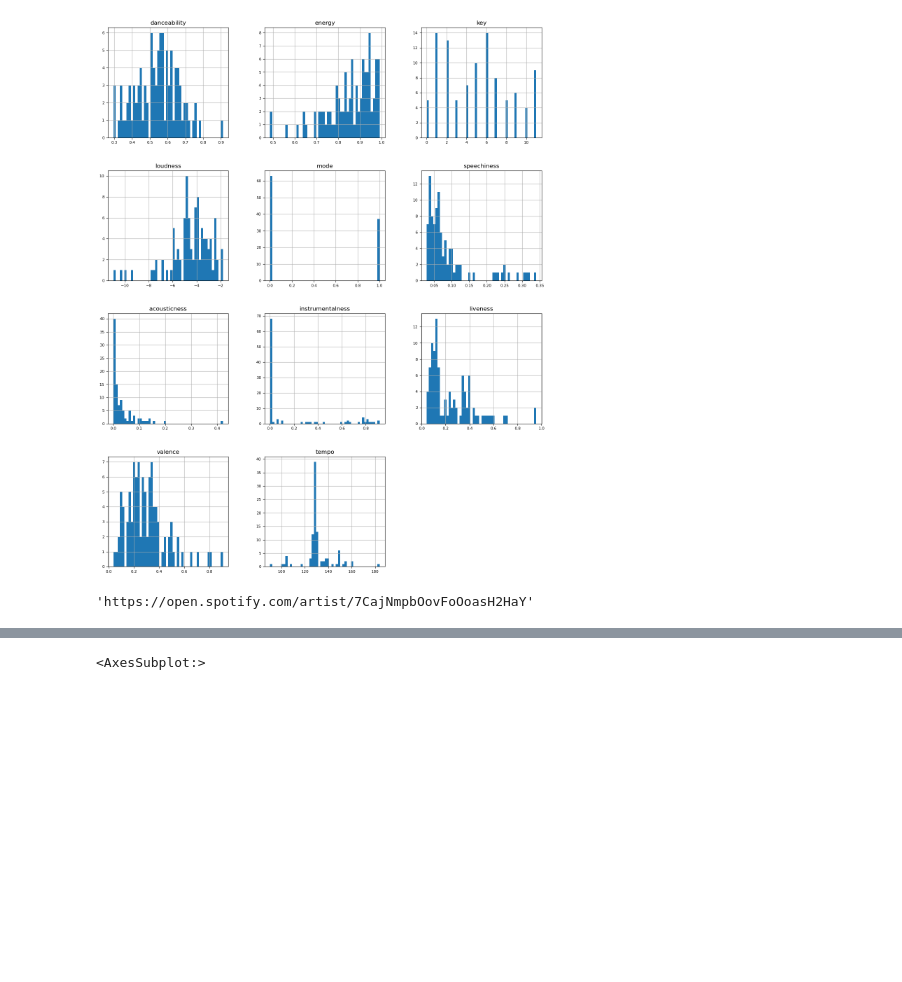
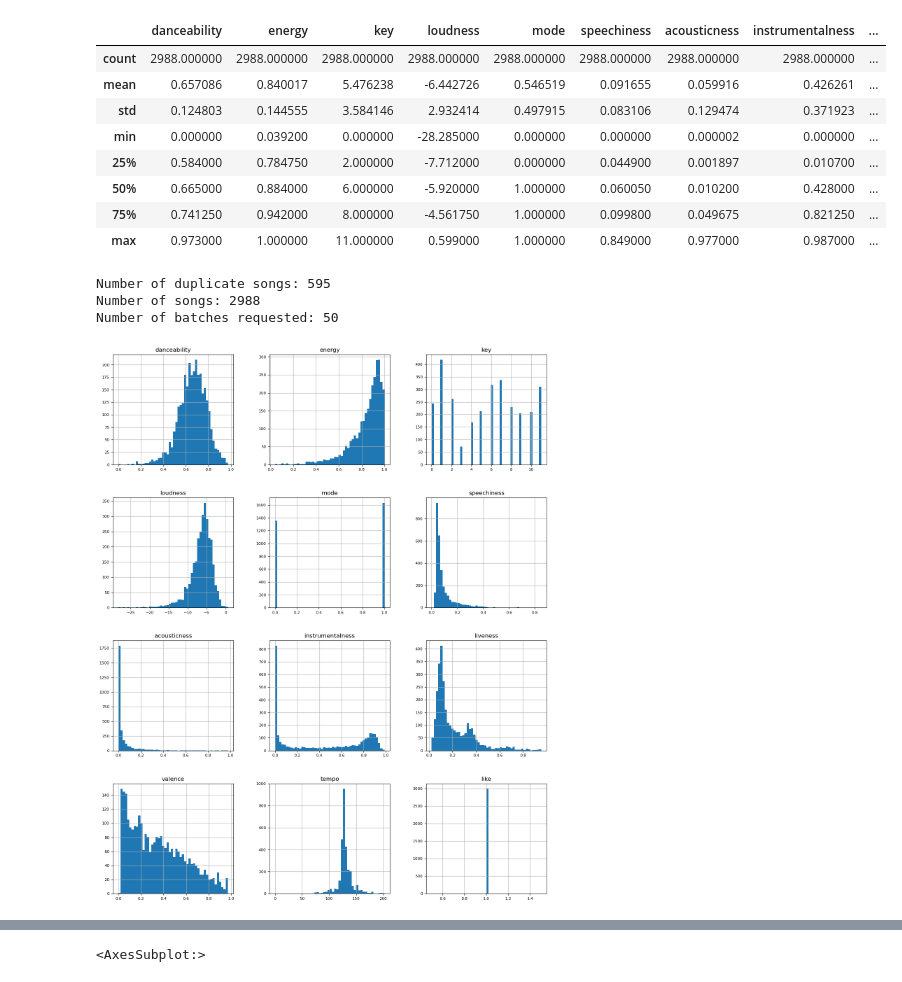
Before and after one commit to misterteri/spotify-api, a Jupyter notebook: main.ipynb, the cells around one changed output, grey strips where cells are left out. Cells and saved outputs as stored; diff of their text form; code cells hidden in the pictures; blank space fills up the shorter version.

```diff
--- a/main.ipynb
+++ b/main.ipynb
@@ -205,12 +128,28 @@ party_songs_df
+# %%
+# describe the dataframe
+techno_songs.describe()
+# %% [output]
+|  | danceability | energy | key | loudness | mode | speechiness | acousticness | instrumentalness | ... |
+| count | 2988.000000 | 2988.000000 | 2988.000000 | 2988.000000 | 2988.000000 | 2988.000000 | 2988.000000 | 2988.000000 | ... |
+| mean | 0.657086 | 0.840017 | 5.476238 | -6.442726 | 0.546519 | 0.091655 | 0.059916 | 0.426261 | ... |
+| std | 0.124803 | 0.144555 | 3.584146 | 2.932414 | 0.497915 | 0.083106 | 0.129474 | 0.371923 | ... |
+| min | 0.000000 | 0.039200 | 0.000000 | -28.285000 | 0.000000 | 0.000000 | 0.000002 | 0.000000 | ... |
+| 25% | 0.584000 | 0.784750 | 2.000000 | -7.712000 | 0.000000 | 0.044900 | 0.001897 | 0.010700 | ... |
+| 50% | 0.665000 | 0.884000 | 6.000000 | -5.920000 | 1.000000 | 0.060050 | 0.010200 | 0.428000 | ... |
+| 75% | 0.741250 | 0.942000 | 8.000000 | -4.561750 | 1.000000 | 0.099800 | 0.049675 | 0.821250 | ... |
+| max | 0.973000 | 1.000000 | 11.000000 | 0.599000 | 1.000000 | 0.849000 | 0.977000 | 0.987000 | ... |
+# %%
+print("Number of duplicate songs: %d" % duplicate_counter)
+print("Number of songs: %d" % len(techno_songs))
+print("Number of batches requested: %d" % request_counter)
+# %% [output]
+Number of duplicate songs: 595
+Number of songs: 2988
+Number of batches requested: 50
 # %%
 # display the dataframe in a histogram
-party_songs_df.hist(figsize=(16, 20), bins=50, xlabelsize=8, ylabelsize=8);
+techno_songs.hist(figsize=(16, 20), bins=50, xlabelsize=8, ylabelsize=8);
 # %% [output]
-[figure, old version]
+[figure, new version]
-# %%
-# analysis_url of the first song
-party_songs['tracks']['items'][0]['track']['album']['artists'][0]['external_urls']['spotify']
-# %% [output]
-'https://open.spotify.com/artist/7CajNmpbOovFoOoasH2HaY'
 # %%
 # find the correlation between the features
```
Also changed, not shown: parts of 18 cells of this notebook.
